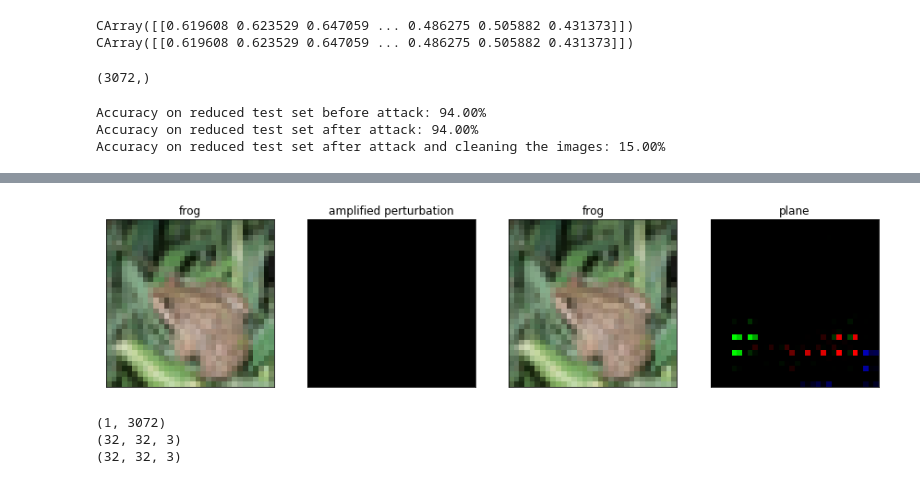
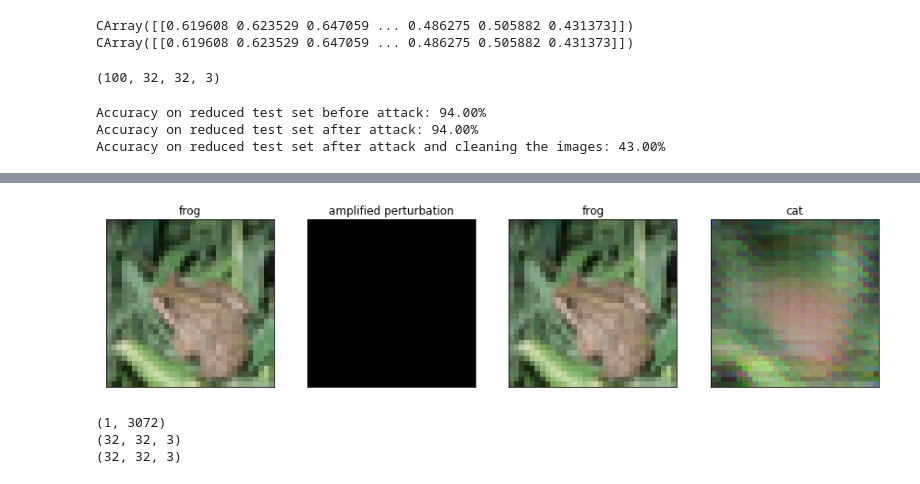
Before and after one commit to DanieleAngioni97/ML_Project, a Jupyter notebook: Adversarial_Cifar10.ipynb, the cells around one changed output, grey strips where cells are left out. Cells and saved outputs as stored; diff of their text form; code cells hidden in the pictures.

Commit message:
Solved the transform issue, autoencoder still doesn't work

```diff
--- a/Adversarial_Cifar10.ipynb
+++ b/Adversarial_Cifar10.ipynb
@@ -115,10 +106,17 @@ model = cifar10(pretrained=True)
 criterion = nn.CrossEntropyLoss()
 optimizer = torch.optim.Adam(model.parameters(), lr=0.001)
 
+from secml.ml.features.normalization import CNormalizerMeanStd
+
+transform = CNormalizerMeanStd(mean=(0.5,0.5,0.5),
+                              std=(0.5,0.5,0.5),
+                              with_std=True)
+
 from secml.ml.classifiers import CClassifierPyTorch
 clf = CClassifierPyTorch(model=model,
                          loss=criterion,
                          optimizer=optimizer,
+                         preprocess = transform,
                          pretrained=True,
                          epochs=100,
                          batch_size=64,
@@ -140,10 +138,8 @@ n_images = 100
 attack_ds = ts[:n_images, :]
 #da aummentare
 
-attack_ds_norm = trasform.transform(attack_ds.X)
-
 noise_type = 'l2'  # Type of perturbation 'l1' or 'l2'
-dmax = 0  # Maximum perturbation
+dmax = 0.0  # Maximum perturbation
 lb, ub = 0., 1.  # Bounds of the attack space. Can be set to `None` for unbounded
 y_target = None  # None if `error-generic` or a class label for `error-specific`
 
@@ -167,7 +163,7 @@ pgd_ls_attack = CAttackEvasionPGDLS(classifier=clf,
 
 print("Attack started...")
 eva_y_pred, _, eva_adv_ds, _ = pgd_ls_attack.run(
-    attack_ds_norm, attack_ds.Y, double_init=True)
+    attack_ds.X, attack_ds.Y, double_init=True)
 print("Attack complete!")
 # %% [output]
 Attack started...
@@ -227,39 +223,38 @@ def create_autoencoder():
 model_name = "autoencoderCifar_100.h5"
 
 autoencoder = create_autoencoder()
-#autoencoder.load_weights(path_autoencoders + model_name)
+autoencoder.load_weights(path_autoencoders + model_name)
 
-autoencoder.load_weights('/content/autoencoderCifar_100.h5')
 
-eva_img = eva_adv_ds.X
 
-eva_img_anorm = trasform.inverse_transform(eva_img)
+# eva_img_anorm = trasform.inverse_transform(eva_img)
 
-eva_img_anorm_trasformed = eva_img.tondarray().reshape(n_images, 32, 32, 3)
+# attack_ds_transformed = attack_ds.X.tondarray().reshape(n_images, 32, 32, 3)
 
-#eva_img_trasformed = np.transpose(eva_img.tondarray().reshape((n_images, 3, 32, 32)), (0, 2, 3, 1))
+# eva_img_trasformed = np.transpose(eva_img.tondarray().reshape((n_images, 3, 32, 32)), (0, 2, 3, 1))
 
 # eva_img_np = eva_img.tondarray()
 # eva_img_np = np.squeeze(eva_img_np)
 # eva_img_trasformed = eva_img_np.reshape(32, 32, 3)
-
-
-decoded_imgs = autoencoder.predict(eva_img_anorm_trasformed)
 # %%
-print(eva_img_np.shape)
+print(eva_img_trasformed.shape)
 #print(eva_img)
 # %% [output]
-(3072,)
+(100, 32, 32, 3)
 # %%
+eva_img = eva_adv_ds.X
+eva_img_trasformed = eva_img.tondarray().reshape(n_images, 32, 32, 3)
+# eva_img_trasformed = np.transpose(eva_img.tondarray().reshape((n_images, 32, 32, 3)), (0,3,2,1))
+decoded_imgs = autoencoder.predict(eva_img_trasformed)
+
 from secml.array import CArray
 
 decoded_imgs_trasformed = CArray(decoded_imgs.reshape(eva_img.shape))
 
-decoded_imgs_trasformed_normalized = trasform.transform(decoded_imgs_trasformed)
+y_pred_clean = clf.predict(decoded_imgs_trasformed)
 
-y_pred_clean = clf.predict(decoded_imgs_trasformed_normalized)
 acc = metric.performance_score(
-    y_true=attack_ds.Y, y_pred=clf.predict(attack_ds_trasform))
+    y_true=attack_ds.Y, y_pred=clf.predict(attack_ds.X))
 acc_attack = metric.performance_score(
     y_true=attack_ds.Y, y_pred=eva_y_pred)
 acc_attack_clean = metric.performance_score(
@@ -271,17 +266,17 @@ print("Accuracy on reduced test set after attack and cleaning the images: {:.2%}
 # %% [output]
 Accuracy on reduced test set before attack: 94.00%
 Accuracy on reduced test set after attack: 94.00%
-Accuracy on reduced test set after attack and cleaning the images: 15.00%
+Accuracy on reduced test set after attack and cleaning the images: 43.00%
 # %%
 from secml.figure import CFigure
 %matplotlib inline
 k=4
 
 start_img_k = attack_ds.X[k,:]
-eva_img_anorm_k = eva_img_anorm[k,:]
+eva_img_k = eva_img[k,:]
 
 # normalize perturbation for visualization
-diff_img_k = start_img_k - eva_img_anorm_k
+diff_img_k = start_img_k - eva_img_k
 #diff_img -= diff_img.min()
 #diff_img /= diff_img.max()
 
@@ -290,8 +285,7 @@ decode_img_k = decoded_imgs[k,:]
 import numpy as np
 start_img_k = np.transpose(start_img_k.tondarray().reshape((3, 32, 32)), (1, 2, 0))
 diff_img_k = np.transpose(diff_img_k.tondarray().reshape((3, 32, 32)), (1, 2, 0))
-eva_img_anorm_k = np.transpose(eva_img_anorm_k.tondarray().reshape((3, 32, 32)), (1, 2, 0))
-
+eva_img_k = np.transpose(eva_img_k.tondarray().reshape((3, 32, 32)), (1, 2, 0))
 image_clear_k = np.transpose(decode_img_k.reshape((3, 32, 32)), (1, 2, 0))
 
 fig = CFigure(width=15, height=5)
@@ -308,7 +302,7 @@ fig.sp.xticks([])
 fig.sp.yticks([])
 
 fig.subplot(1, 4, 3)
-fig.sp.imshow(eva_img_anorm_k)
+fig.sp.imshow(eva_img_k)
 fig.sp.title(classes[eva_y_pred[k].item()])
 fig.sp.xticks([])
 fig.sp.yticks([])
@@ -326,4 +319,4 @@ fig.show()
-[figure, old version]
+[figure, new version]
 # %%
 print(eva_img_anorm.shape)
 print(start_img.shape)
```
Also changed, not shown: parts of 4 cells of this notebook.
